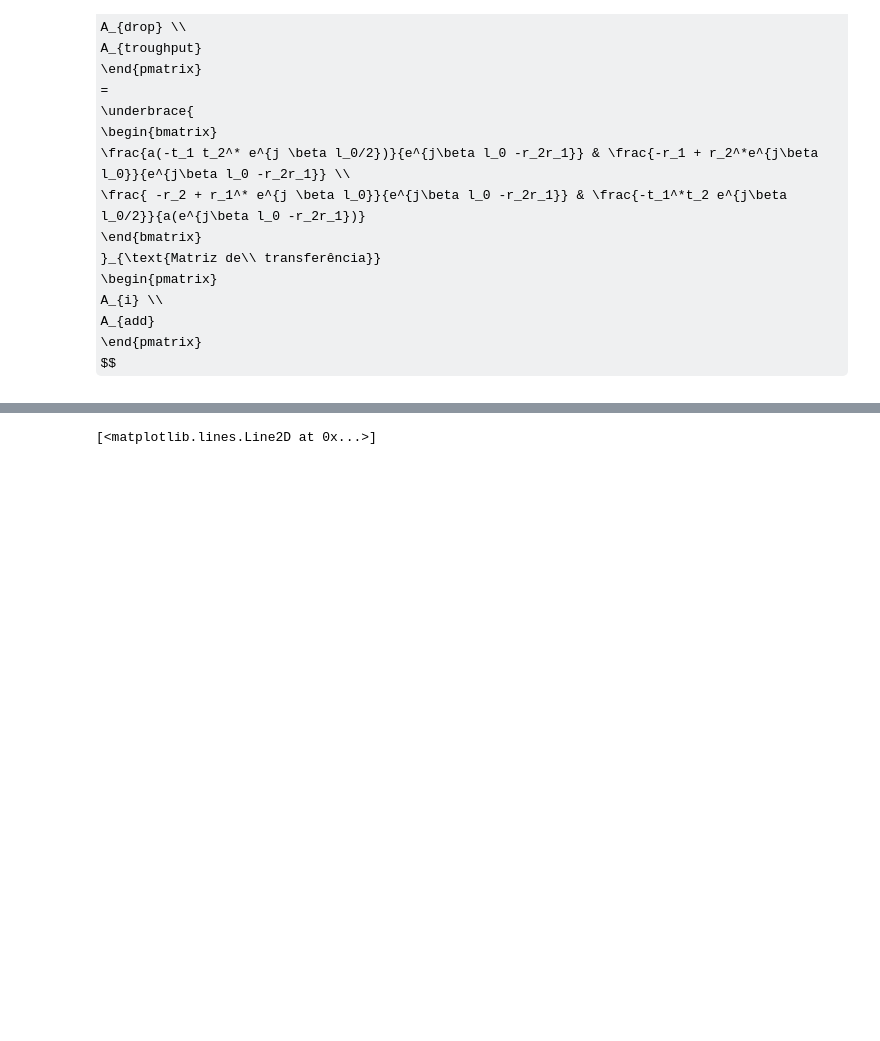
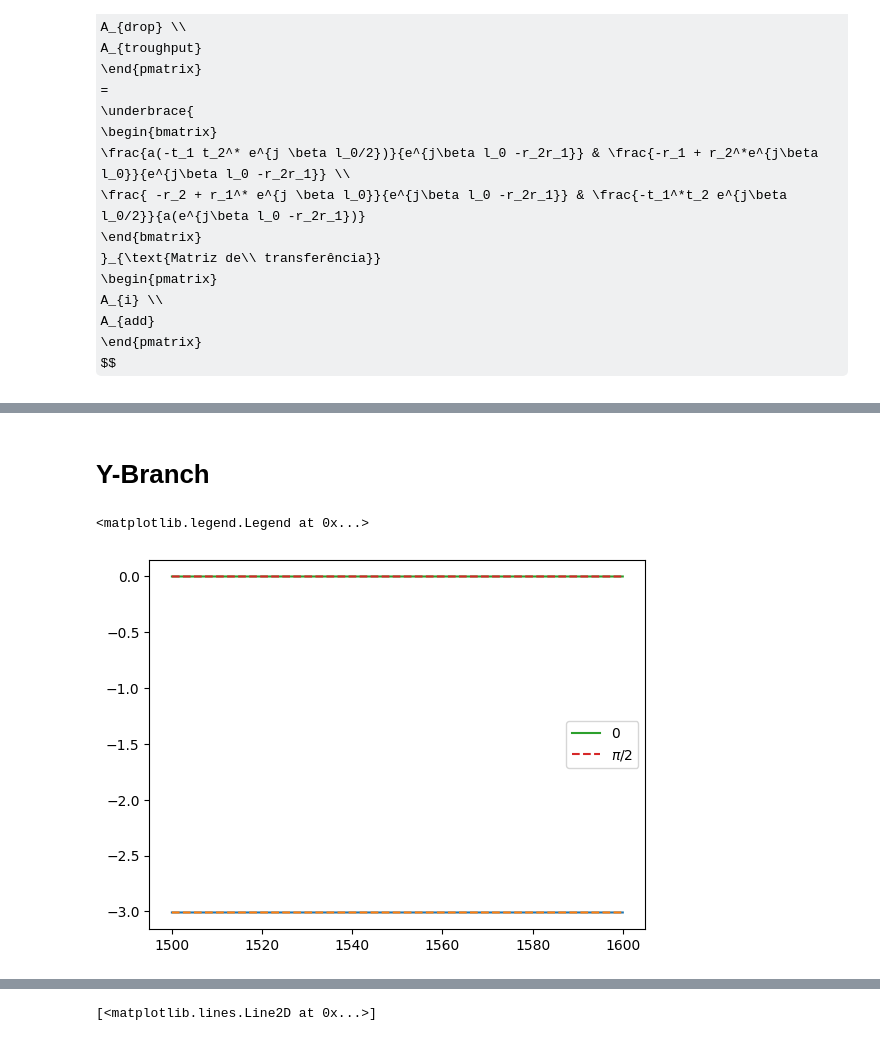
Before and after one commit to EriCand-Ss/TCC, a Jupyter notebook: Paper algorithm/calculation.ipynb, the cells around one changed output, grey strips where cells are left out. Saved outputs shown, nothing was run; the diff lists cells and outputs as text; code cells hidden in the pictures; some formulas as TeX source; blank space fills up the shorter version.

```diff
--- a/Paper algorithm/calculation.ipynb
+++ b/Paper algorithm/calculation.ipynb
@@ -755,3 +706,26 @@ plt.plot(lamb*1e9,10*np.log10(np.abs(T4)))
+# %% [markdown]
+# Y-Branch
+# %%
+
+In = np.array([[1]],dtype=complex)
+
+Y = np.array([[1/np.sqrt(2)],[1/np.sqrt(2)]])
+
+result = Y@ In
+Ao = result[0][0]*np.ones_like(lamb)
+Bo = result[1][0]*np.ones_like(lamb)
+
+T3 = np.abs(Ao)**2
+T4 = np.abs(Bo)**2
+
+plt.plot(lamb*1e9,10*np.log10(np.abs(T3)))
+plt.plot(lamb*1e9,10*np.log10(np.abs(T4)), ls = "--")
+plt.plot(lamb*1e9,np.angle(Ao), label = "$0$")
+plt.plot(lamb*1e9,np.angle(Bo), label = r"$\pi/2$", ls = "--")
+plt.legend()
+# %% [output]
+<matplotlib.legend.Legend at 0x...>
+[figure, added]
 # %%
 lamb = np.linspace(1500e-9,1600e-9,100000)
 
```
Also changed, not shown: parts of 44 cells of this notebook, 9 other files.
